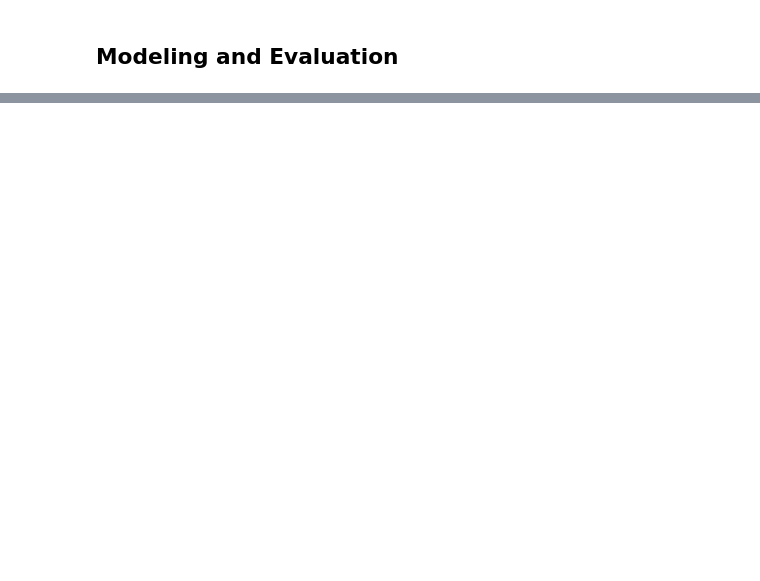
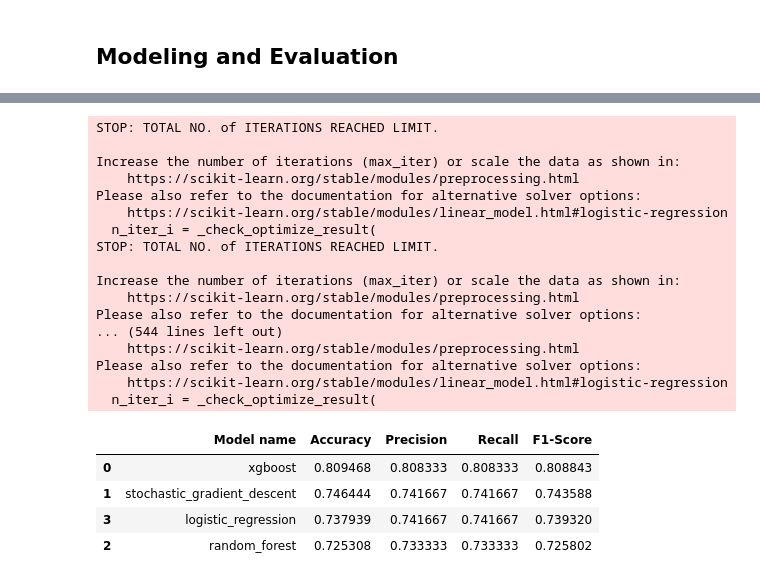
Before and after one commit to valiantezabuku/Building-Machine-Learning-API-s-with-FastAPI-Collabo, a Jupyter notebook: API.ipynb, the cells around one changed output, grey strips where cells are left out. Saved outputs shown, nothing was run; the diff lists cells and outputs as text; code cells hidden in the pictures; blank space fills up the shorter version.

```diff
--- a/API.ipynb
+++ b/API.ipynb
@@ -345,0 +563,79 @@ Splitting the dataset into Training and Testing data
+# %%
+
+tuned_models_df = pd.DataFrame(columns=['Model name', 'Accuracy', 'Precision', 'Recall', 'F1-Score'])
+
+# Define parameter grids for each model
+param_grids = {
+    'random_forest': {
+        'classifier__n_estimators': [1, 20, 30],
+        'classifier__max_depth': [None, 10],
+    },
+    'stochastic_gradient_descent': {
+        'classifier__alpha': [0.0001, 0.001, 0.01],
+        'classifier__loss': ['hinge', 'log_loss'],
+    },
+    'xgboost': {
+        'classifier__n_estimators': [10, 20],
+        'classifier__learning_rate': [0.01, 0.1],
+        'classifier__max_depth': [3, 5],
+    },
+    'logistic_regression': {
+        'classifier__C': [0.001, 0.01, 0.1, 1],
+        'classifier__solver' : ['lbfgs', 'liblinear', 'newton-cg', 'newton-cholesky', 'sag', 'saga'],
+        'classifier__max_iter': [5, 10, 15, 20],
+
+    }
+
+}
+
+# Perform Grid Search for each model
+
+for model_name, pipeline in balanced_pipelines.items():
+    param_grid = param_grids[model_name]
+    grid_search = GridSearchCV(pipeline, param_grid, cv=StratifiedKFold(n_splits=5, shuffle=True, random_state=42), scoring='f1_weighted')
+    grid_search.fit(X_train, y_train_encoded)
+
+    #Update pipeline with best parameters
+    best_pipeline = grid_search.best_estimator_
+    balanced_pipelines[model_name] = best_pipeline
+
+    #Make predictions with the tuned model
+    y_pred = best_pipeline.predict(X_test)
+
+    # Store classification report values as a dictionary
+    tuned_metrics = classification_report(y_test_encoded, y_pred, output_dict=True)
+
+    #Grab values from the balanced metric dictionary
+    accuracy = tuned_metrics['accuracy']
+    precision = tuned_metrics['weighted avg']['precision']
+    recall  = tuned_metrics['weighted avg']['recall']
+    f1 =  tuned_metrics['weighted avg']['f1-score']
+
+    #Add these values to the table
+    tuned_models_df.loc[len(tuned_models_df)] = [model_name, precision, recall, accuracy, f1]
+
+#sort table to have highest f1 on top
+tuned_models_df.sort_values(by='F1-Score', ascending=False)
+# %% [output]
+STOP: TOTAL NO. of ITERATIONS REACHED LIMIT.
+
+Increase the number of iterations (max_iter) or scale the data as shown in:
+    https://scikit-learn.org/stable/modules/preprocessing.html
+Please also refer to the documentation for alternative solver options:
+    https://scikit-learn.org/stable/modules/linear_model.html#logistic-regression
+  n_iter_i = _check_optimize_result(
+STOP: TOTAL NO. of ITERATIONS REACHED LIMIT.
+
+Increase the number of iterations (max_iter) or scale the data as shown in:
+    https://scikit-learn.org/stable/modules/preprocessing.html
+Please also refer to the documentation for alternative solver options:
+... (544 lines left out)
+    https://scikit-learn.org/stable/modules/preprocessing.html
+Please also refer to the documentation for alternative solver options:
+    https://scikit-learn.org/stable/modules/linear_model.html#logistic-regression
+  n_iter_i = _check_optimize_result(
+|  | Model name | Accuracy | Precision | Recall | F1-Score |
+| 0 | xgboost | 0.809468 | 0.808333 | 0.808333 | 0.808843 |
+| 1 | stochastic_gradient_descent | 0.746444 | 0.741667 | 0.741667 | 0.743588 |
+| 3 | logistic_regression | 0.737939 | 0.741667 | 0.741667 | 0.739320 |
+| 2 | random_forest | 0.725308 | 0.733333 | 0.733333 | 0.725802 |
```
Also changed, not shown: parts of 23 cells of this notebook.
